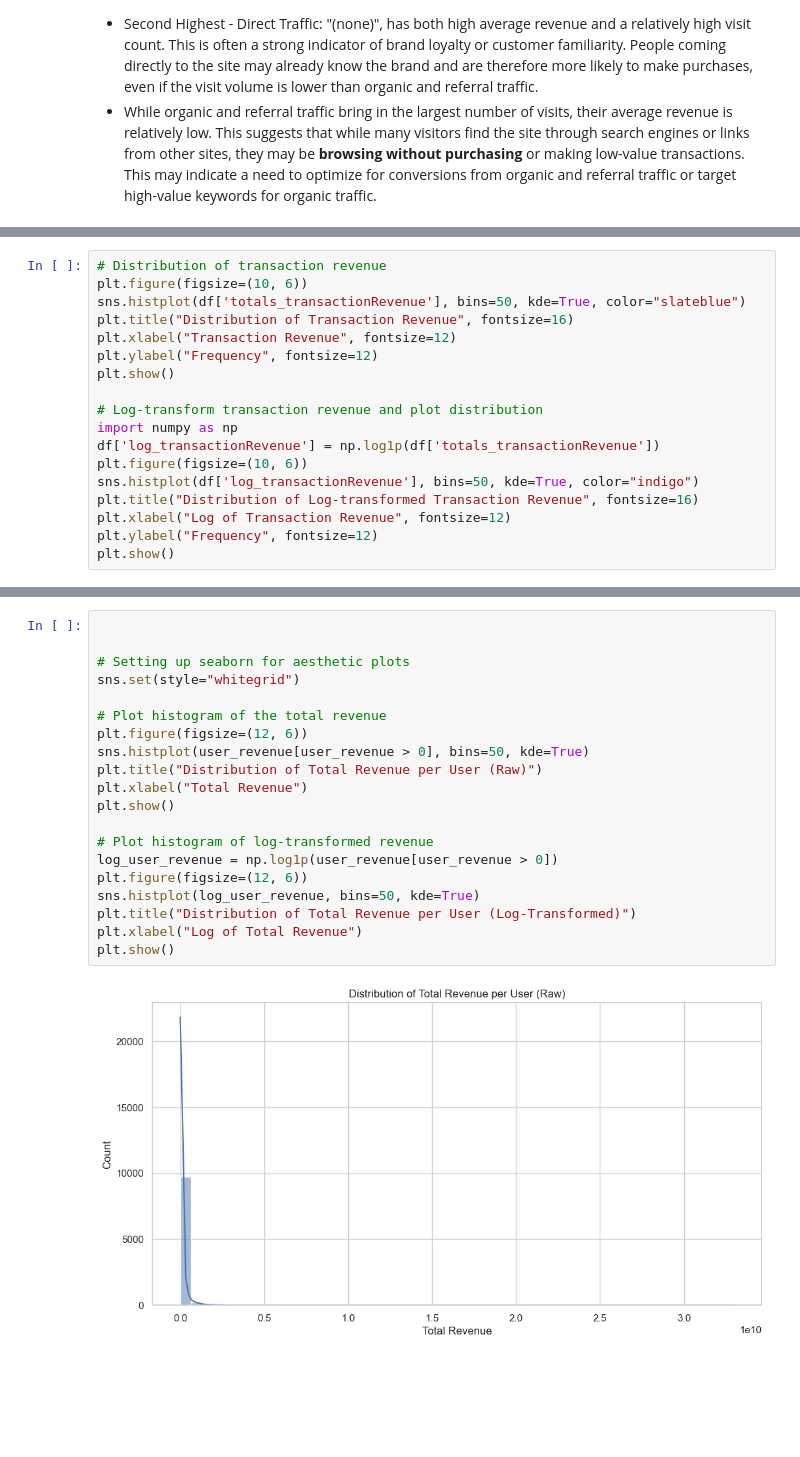
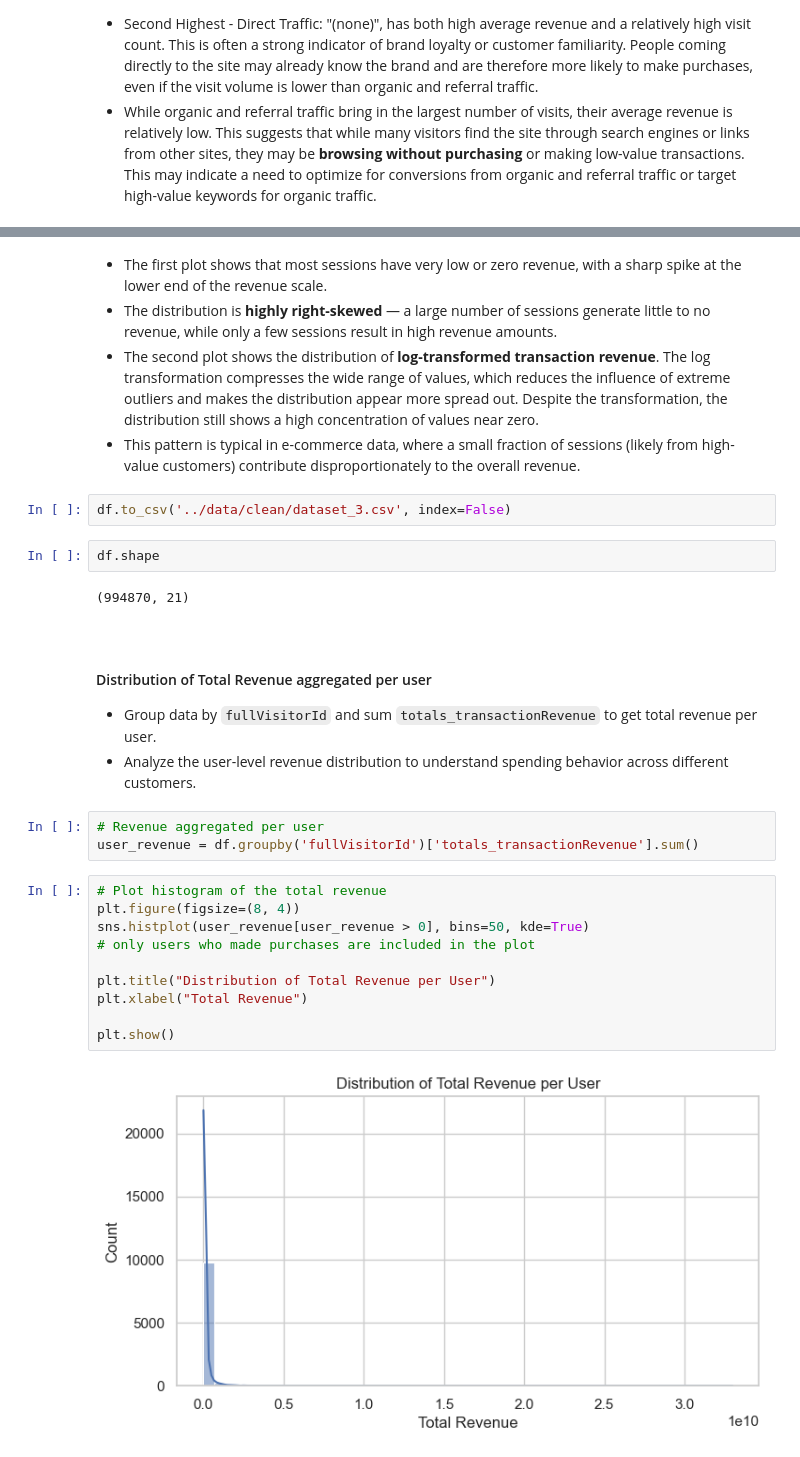
Before and after one commit to PaolaGaray/GA-CustomerRevenuePrediction, a Jupyter notebook: notebooks/EDA.ipynb, the cells around one changed output, grey strips where cells are left out. Cells and saved outputs as stored; diff of their text form; blank space fills up the shorter version.

```diff
--- a/notebooks/EDA.ipynb
+++ b/notebooks/EDA.ipynb
@@ -459,18 +448,0 @@ plt.show()
-# %%
-# Distribution of transaction revenue
-plt.figure(figsize=(10, 6))
-sns.histplot(df['totals_transactionRevenue'], bins=50, kde=True, color="slateblue")
-plt.title("Distribution of Transaction Revenue", fontsize=16)
-plt.xlabel("Transaction Revenue", fontsize=12)
-plt.ylabel("Frequency", fontsize=12)
-plt.show()
-
-# Log-transform transaction revenue and plot distribution
-import numpy as np
-df['log_transactionRevenue'] = np.log1p(df['totals_transactionRevenue'])
-plt.figure(figsize=(10, 6))
-sns.histplot(df['log_transactionRevenue'], bins=50, kde=True, color="indigo")
-plt.title("Distribution of Log-transformed Transaction Revenue", fontsize=16)
-plt.xlabel("Log of Transaction Revenue", fontsize=12)
-plt.ylabel("Frequency", fontsize=12)
-plt.show()
@@ -480,22 +449,33 @@ plt.show()
+# %% [markdown]
+- The first plot shows that most sessions have very low or zero revenue, with a sharp spike at the lower end of the revenue scale.
+- The distribution is **highly right-skewed** — a large number of sessions generate little to no revenue, while only a few sessions result in high revenue amounts.
+- The second plot shows the distribution of **log-transformed transaction revenue**. The log transformation compresses the wide range of values, which reduces the influence of extreme outliers and makes the distribution appear more spread out. Despite the transformation, the distribution still shows a high concentration of values near zero.
+- This pattern is typical in e-commerce data, where a small fraction of sessions (likely from high-value customers) contribute disproportionately to the overall revenue.
+# %%
+df.to_csv('../data/clean/dataset_3.csv', index=False)
+# %%
+df.shape
+# %% [output]
+(994870, 21)
+# %% [markdown]
+<br>
+
+#### Distribution of Total Revenue aggregated per user
+
+- Group data by `fullVisitorId` and sum `totals_transactionRevenue` to get total revenue per user.
+- Analyze the user-level revenue distribution to understand spending behavior across different customers.
+# %%
+# Revenue aggregated per user
+user_revenue = df.groupby('fullVisitorId')['totals_transactionRevenue'].sum()
 # %%
+# Plot histogram of the total revenue
+plt.figure(figsize=(8, 4))
+sns.histplot(user_revenue[user_revenue > 0], bins=50, kde=True)
+# only users who made purchases are included in the plot
 
+plt.title("Distribution of Total Revenue per User")
+plt.xlabel("Total Revenue")
 
-# Setting up seaborn for aesthetic plots
-sns.set(style="whitegrid")
-
-# Plot histogram of the total revenue
-plt.figure(figsize=(12, 6))
-sns.histplot(user_revenue[user_revenue > 0], bins=50, kde=True)
-plt.title("Distribution of Total Revenue per User (Raw)")
-plt.xlabel("Total Revenue")
 plt.show()
-
-# Plot histogram of log-transformed revenue
-log_user_revenue = np.log1p(user_revenue[user_revenue > 0])
-plt.figure(figsize=(12, 6))
-sns.histplot(log_user_revenue, bins=50, kde=True)
-plt.title("Distribution of Total Revenue per User (Log-Transformed)")
-plt.xlabel("Log of Total Revenue")
-plt.show()
 # %% [output]
-[figure, old version]
+[figure, new version]
```
Also changed, not shown: parts of 22 cells of this notebook.
